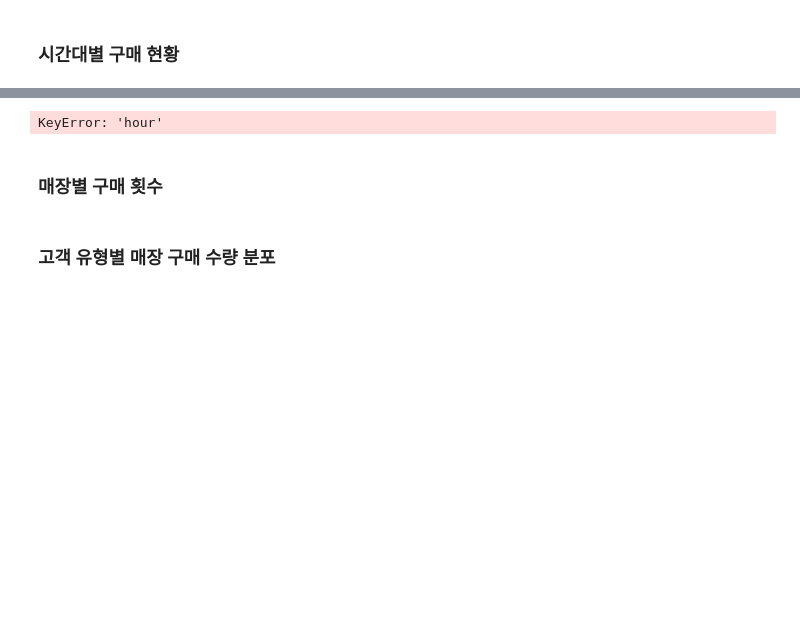
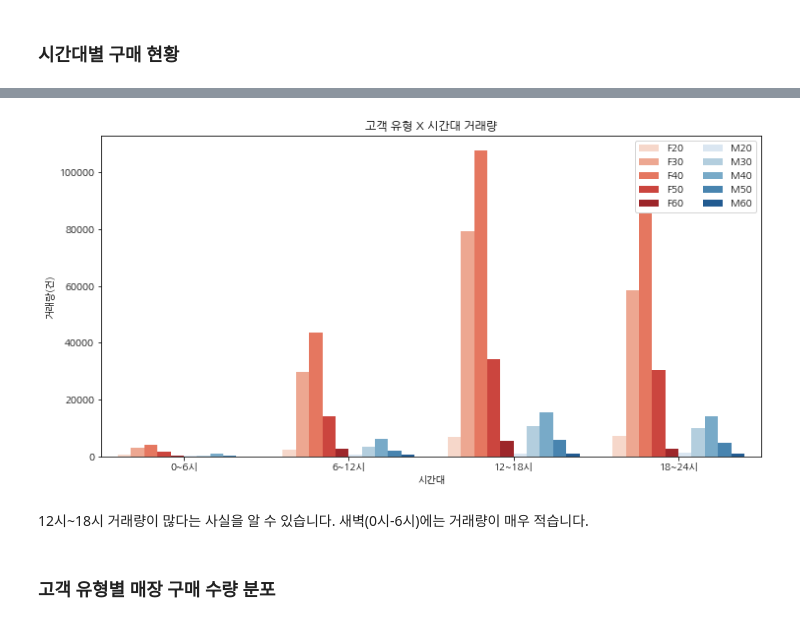
Before and after one commit to PEBpung/Lpoint-Hackathon, a Jupyter notebook: SW/Trade 데이터의 고객 행동 분석.ipynb, the cells around one changed output, grey strips where cells are left out. Saved outputs shown, nothing was run; the diff lists cells and outputs as text; code cells hidden in the pictures; blank space fills up the shorter version.

```diff
--- a/SW/Trade 데이터의 고객 행동 분석.ipynb
+++ b/SW/Trade 데이터의 고객 행동 분석.ipynb
@@ -270,25 +297,27 @@ plt.show()
 # %%
-# hour 만 보고 싶은데 뭔가 안됨. 찾는 중
-
 title = '고객 유형 X 시간대 거래량'
 
-data_dt['hour'] = pd.to_datetime(data_dt['de_tm']).apply(lambda x: x.hour)
-part_hour = data.groupby(['hour','clnt_type']).size().to_frame('count').reset_index()
+# part_hour = data_dt.groupby(['time_ct','clnt_type']).size().to_frame('count').reset_index()
 
 fig, ax = plt.subplots(figsize=(12,6))
-sns.stripplot(data=part_hour, x='hour', y='count', hue='clnt_type', palette=palette)
+sns.countplot(data=data_dt, x='time_ct', hue='clnt_type', palette=palette)
+
 plt.title(title)
 plt.xlabel('시간대'); plt.ylabel('거래량(건)')
 
 handles, labels = ax.get_legend_handles_labels()
 type_labels=['F20','F30','F40','F50','F60','M20','M30','M40','M50','M60']
 ax.legend(handles, type_labels, loc='upper right', ncol=2)
 
+time_label=['0~6시','6~12시','12~18시','18~24시']
+plt.xticks(ticks=np.arange(4), labels = time_label)
+
+
 plt.show()
 # %% [output]
-KeyError: 'hour'
+[figure, added]
-# %% [markdown]
-### 매장별 구매 횟수
+# %% [markdown]
+12시~18시 거래량이 많다는 사실을 알 수 있습니다. 새벽(0시-6시)에는 거래량이 매우 적습니다.
 # %% [markdown]
 ### 고객 유형별 매장 구매 수량 분포
 # %% [markdown]
```
Also changed, not shown: parts of 8 cells of this notebook.
